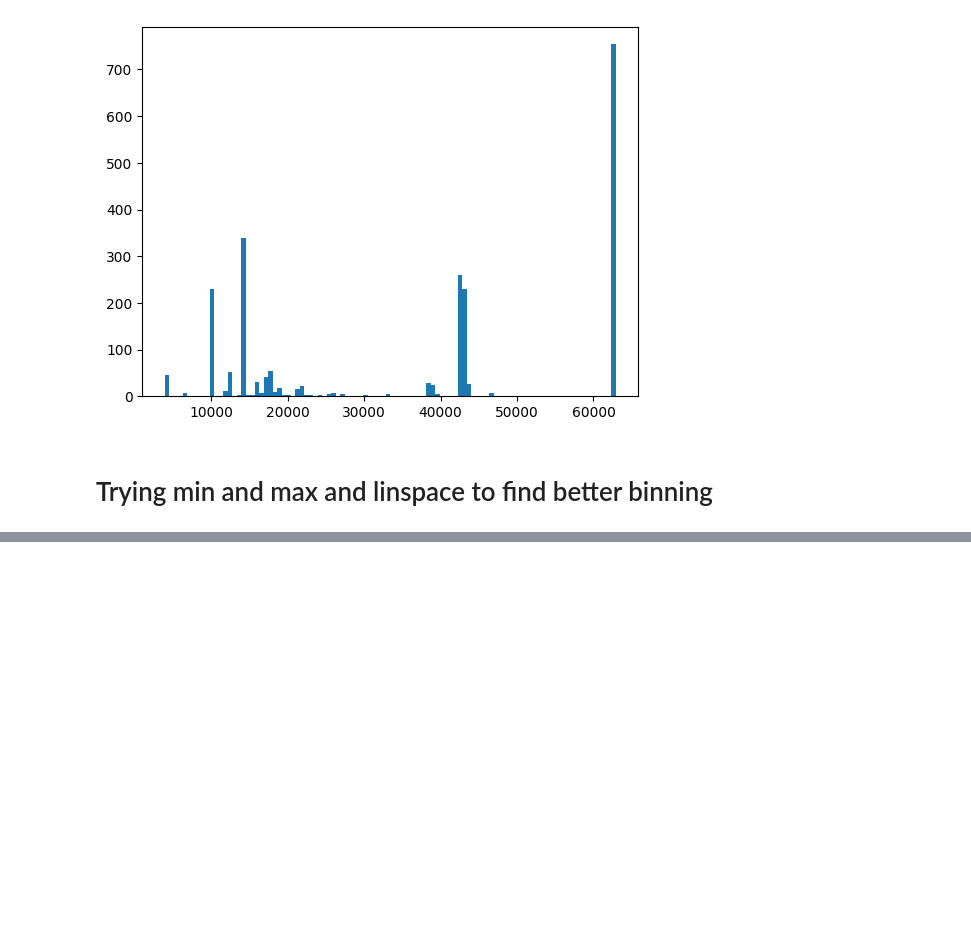
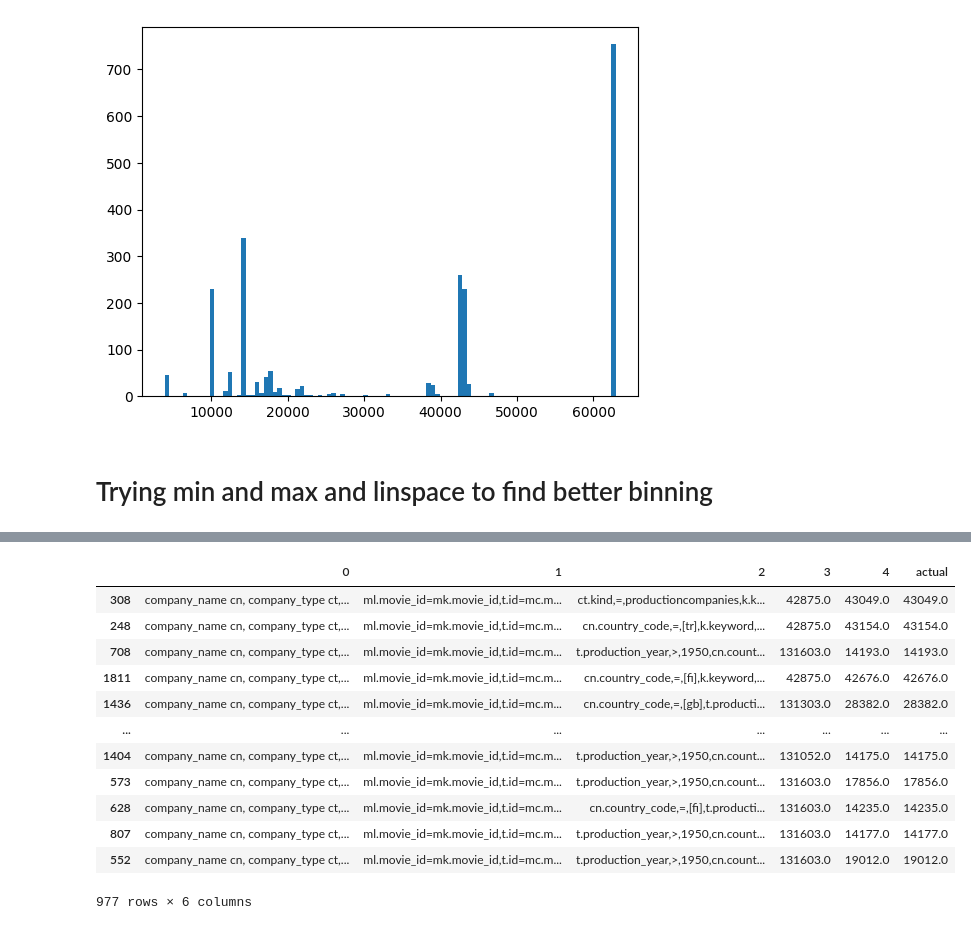
Before and after one commit to yabokar1/LearnedCardinalites, a Jupyter notebook: Classification/template-labeling-run1.ipynb, the cells around one changed output, grey strips where cells are left out. Drawn from its saved outputs; the diff is of its cells as text; code cells hidden in the pictures; blank space fills up the shorter version.

```diff
--- a/Classification/template-labeling-run1.ipynb
+++ b/Classification/template-labeling-run1.ipynb
@@ -213,0 +222,16 @@ X
+# %%
+X_train
+# %% [output]
+|  | 0 | 1 | 2 | 3 | 4 | actual |
+| 308 | company_name cn, company_type ct,... | ml.movie_id=mk.movie_id,t.id=mc.m... | ct.kind,=,productioncompanies,k.k... | 42875.0 | 43049.0 | 43049.0 |
+| 248 | company_name cn, company_type ct,... | ml.movie_id=mk.movie_id,t.id=mc.m... | cn.country_code,=,[tr],k.keyword,... | 42875.0 | 43154.0 | 43154.0 |
+| 708 | company_name cn, company_type ct,... | ml.movie_id=mk.movie_id,t.id=mc.m... | t.production_year,>,1950,cn.count... | 131603.0 | 14193.0 | 14193.0 |
+| 1811 | company_name cn, company_type ct,... | ml.movie_id=mk.movie_id,t.id=mc.m... | cn.country_code,=,[fi],k.keyword,... | 42875.0 | 42676.0 | 42676.0 |
+| 1436 | company_name cn, company_type ct,... | ml.movie_id=mk.movie_id,t.id=mc.m... | cn.country_code,=,[gb],t.producti... | 131303.0 | 28382.0 | 28382.0 |
+| ... | ... | ... | ... | ... | ... | ... |
+| 1404 | company_name cn, company_type ct,... | ml.movie_id=mk.movie_id,t.id=mc.m... | t.production_year,>,1950,cn.count... | 131052.0 | 14175.0 | 14175.0 |
+| 573 | company_name cn, company_type ct,... | ml.movie_id=mk.movie_id,t.id=mc.m... | t.production_year,>,1950,cn.count... | 131603.0 | 17856.0 | 17856.0 |
+| 628 | company_name cn, company_type ct,... | ml.movie_id=mk.movie_id,t.id=mc.m... | cn.country_code,=,[fi],t.producti... | 131603.0 | 14235.0 | 14235.0 |
+| 807 | company_name cn, company_type ct,... | ml.movie_id=mk.movie_id,t.id=mc.m... | t.production_year,>,1950,cn.count... | 131603.0 | 14177.0 | 14177.0 |
+| 552 | company_name cn, company_type ct,... | ml.movie_id=mk.movie_id,t.id=mc.m... | t.production_year,>,1950,cn.count... | 131603.0 | 19012.0 | 19012.0 |
+977 rows × 6 columns
```
Also changed, not shown: parts of 19 cells of this notebook.
